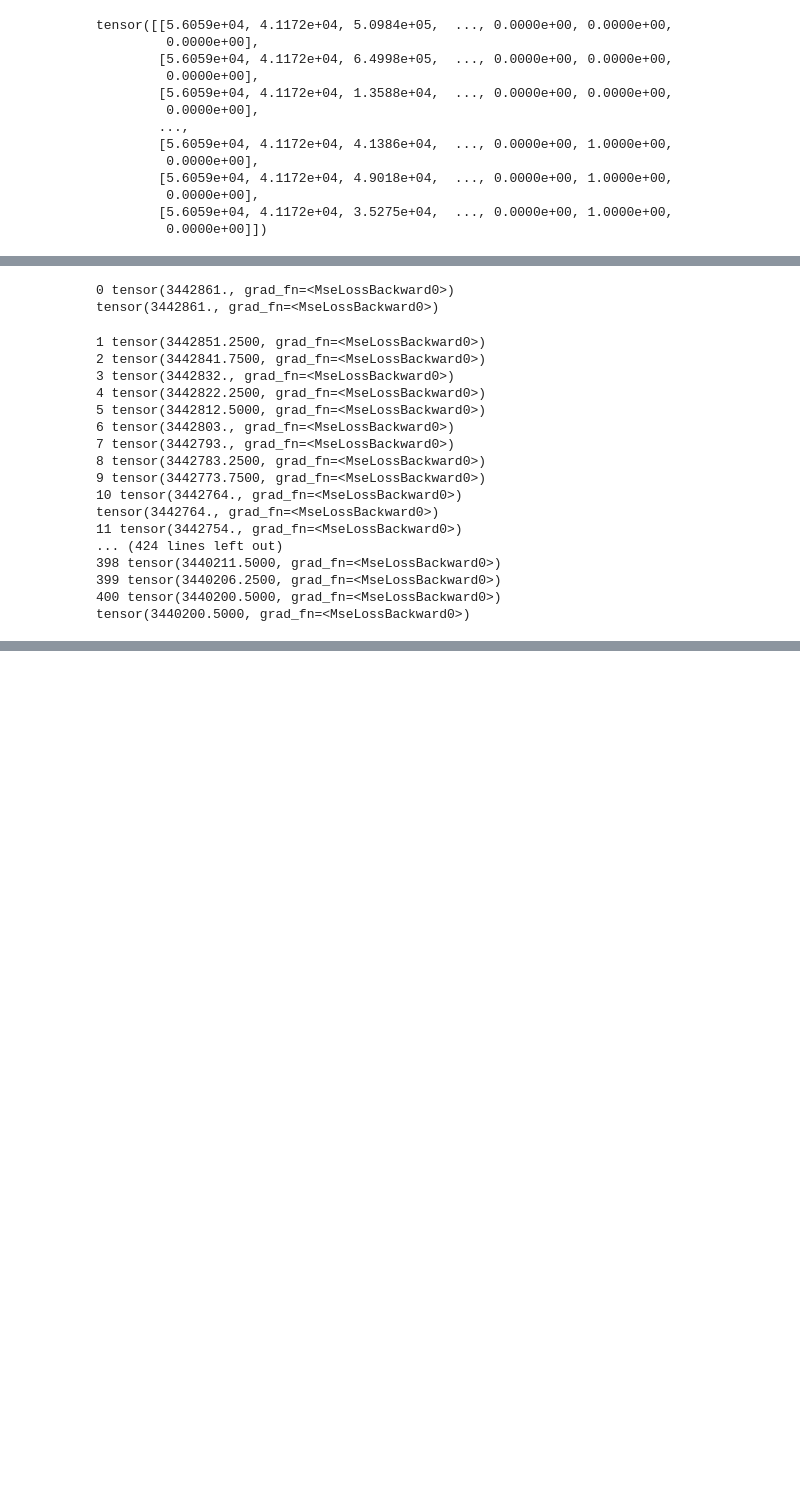
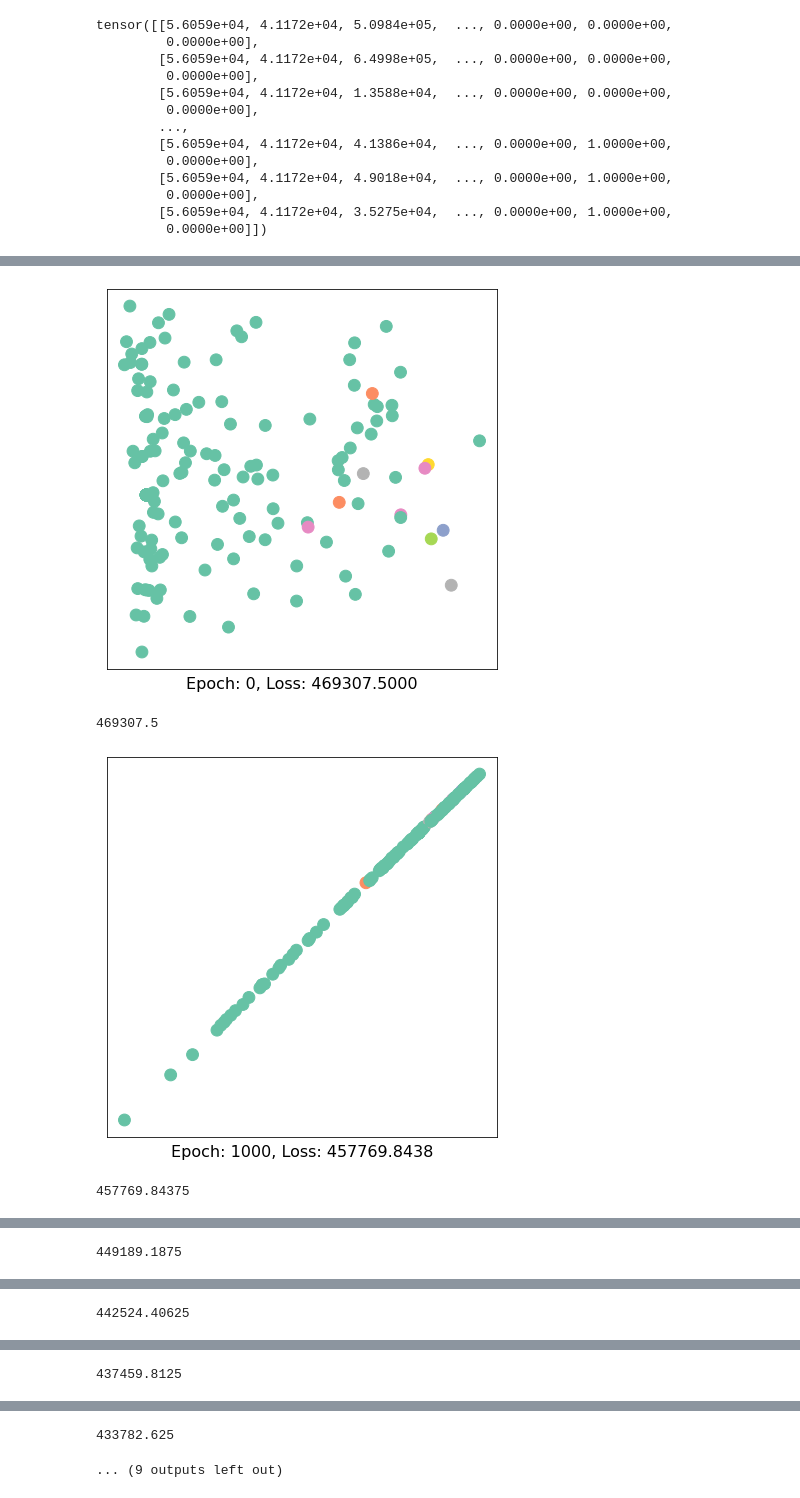
Before and after one commit to shakesy94/ev_adoption_ml, a Jupyter notebook: gcn.ipynb, the cells around one changed output, grey strips where cells are left out. Cells and saved outputs as stored; diff of their text form; code cells hidden in the pictures; blank space fills up the shorter version.

```diff
--- a/gcn.ipynb
+++ b/gcn.ipynb
@@ -158,44 +189,53 @@ GCN(
 # %%
 
 model = GCN()
 
 criterion = torch.nn.MSELoss()  # Define loss criterion.
-optimizer = torch.optim.Adam(model.parameters(), lr=0.001)  # Define optimizer.
+optimizer = torch.optim.Adam(model.parameters(), lr=.01)  # Define optimizer.
 
 
 def train(data):
     optimizer.zero_grad()  # Clear gradients.
     out, h = model(data.x, data.edge_index)  # Perform a single forward pass.
-    loss = criterion(out[data.train_mask], data.y[data.train_mask])  # Compute the loss solely based on the training nodes.
-    loss.backward()  # Derive gradients.
+    train_loss = criterion(out[data.train_mask], data.y[data.train_mask])  # Compute the loss solely based on the training nodes.
+    test_loss = criterion(out[data.test_mask], data.y[data.test_mask])  # Compute the loss for test nodes.
+    train_loss.backward()  # Derive gradients. Only use train loss to update weights
     optimizer.step()  # Update parameters based on gradients.
-    return loss, h
+    return train_loss, test_loss, h
 
-for epoch in range(401):
+train_loss_list = []
+test_loss_list = []
+for epoch in range(10000):
 
-    loss, h = train(data)
-    print(epoch, loss)
-    if epoch % 10 == 0:
-        #visualize_embedding(h, color=data.y, epoch=epoch, loss=loss)
-        print(loss)
+    train_loss, test_loss, h = train(data)
+    train_loss_list.append(train_loss.item())
+    test_loss_list.append(test_loss.item())
+    if epoch % 1000 == 0:
+        visualize_embedding(h, color=data.y, epoch=epoch, loss=test_loss)
+        print(test_loss.item())
         time.sleep(0.3)
+
+def plot_loss(train_loss_list, test_loss_list):
+    x_plt = range(len(train_loss_list))
+
+    # Plot the training and test loss values
+    plt.plot(x_plt, train_loss_list, label='Train Loss')
+    plt.plot(x_plt, test_loss_list, label='Test Loss')
+
+    # Set plot title and labels
+    plt.title('Training and Test Loss by Epochs')
+    plt.xlabel('Epochs')
+    plt.ylabel('Loss')
+
+    # Add legend
+    plt.legend()
+
+    # Show the plot
+    plt.show()
+
+plot_loss(train_loss_list, test_loss_list)
 # %% [output]
+[figure, added]
-0 tensor(3442861., grad_fn=<MseLossBackward0>)
-tensor(3442861., grad_fn=<MseLossBackward0>)
+469307.5
+[figure, added]
-1 tensor(3442851.2500, grad_fn=<MseLossBackward0>)
-2 tensor(3442841.7500, grad_fn=<MseLossBackward0>)
-3 tensor(3442832., grad_fn=<MseLossBackward0>)
-4 tensor(3442822.2500, grad_fn=<MseLossBackward0>)
-5 tensor(3442812.5000, grad_fn=<MseLossBackward0>)
-6 tensor(3442803., grad_fn=<MseLossBackward0>)
-7 tensor(3442793., grad_fn=<MseLossBackward0>)
-8 tensor(3442783.2500, grad_fn=<MseLossBackward0>)
-9 tensor(3442773.7500, grad_fn=<MseLossBackward0>)
-10 tensor(3442764., grad_fn=<MseLossBackward0>)
-tensor(3442764., grad_fn=<MseLossBackward0>)
-11 tensor(3442754., grad_fn=<MseLossBackward0>)
-... (424 lines left out)
-398 tensor(3440211.5000, grad_fn=<MseLossBackward0>)
-399 tensor(3440206.2500, grad_fn=<MseLossBackward0>)
-400 tensor(3440200.5000, grad_fn=<MseLossBackward0>)
-tensor(3440200.5000, grad_fn=<MseLossBackward0>)
+457769.84375
@@ -201,0 +243 @@ tensor(3440200.5000, grad_fn=<MseLossBackward0>)
+449189.1875
@@ -201,0 +245 @@ tensor(3440200.5000, grad_fn=<MseLossBackward0>)
+442524.40625
@@ -201,0 +247 @@ tensor(3440200.5000, grad_fn=<MseLossBackward0>)
+437459.8125
@@ -201,0 +249,2 @@ tensor(3440200.5000, grad_fn=<MseLossBackward0>)
+433782.625
+... (9 outputs left out)
```
Also changed, not shown: parts of 8 cells of this notebook, 6 other files.
